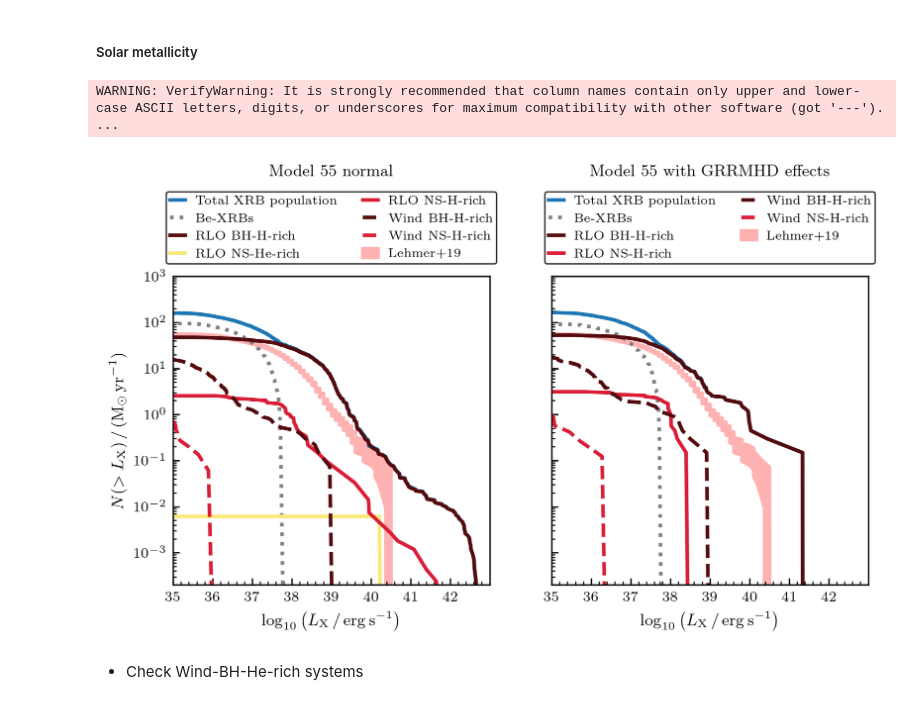
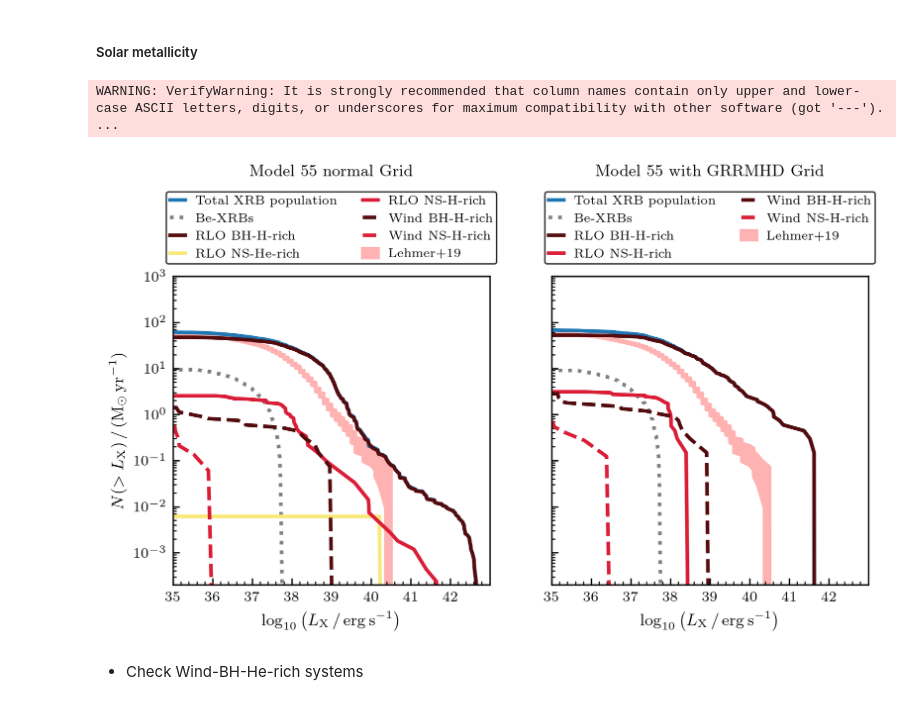
Before and after one commit to AArn80/Master_thesis, a Jupyter notebook: XLF_functions.ipynb, the cells around one changed output. Cells and saved outputs as stored; diff of their text form; code cells hidden in the pictures.

Commit message:
New plots - Reworked functions

```diff
--- a/XLF_functions.ipynb
+++ b/XLF_functions.ipynb
@@ -38,8 +38,7 @@ mpl.rcParams.update({
     'axes.titlesize': 11,
     'legend.fontsize': 9,
     'xtick.labelsize': 9,
-    'ytick.labelsize': 9,
-    'legend.fontsize': 9
+    'ytick.labelsize': 9
 })
 # %%
 %load_ext autoreload
@@ -1708,10 +1765,6 @@ def Stat_XLF(transient_population, Lmin=1e30, SFR = 1.0, stat_kwargs=None):
            Rocha, K. A., Srivastava, P. M., Sun, M. (2023).
            *X-ray luminosity function of high-mass X-ray binaries: Studying the signatures of different physical processes using detailed binary evolution calculations*.
            https://arxiv.org/abs/2209.05505v2
-    .. [2] Bavera, S. S., Fragos, T., Zevin, M., et al. (2020).
-           *The origin of spin in binary black holes.*
-           Astronomy & Astrophysics, 635, A97.
-           DOI: 10.1051/0004-6361/201936204.
 
     Notes
     -----
@@ -1763,13 +1816,13 @@ def Stat_XLF(transient_population, Lmin=1e30, SFR = 1.0, stat_kwargs=None):
     if Total_underlying_mass <= 0.0:
         raise ValueError("plot_ccdf: Total_underlying_mass must be > 0.0")
 
-    base_w = transient_population.calculate_model_weights(model_weights_identifier="base_IMF",
+    base_w = transient_population.calculate_model_weights(model_weights_identifier="IMF",
                                                           population_parameters=Pop_params)
 
     if isinstance(base_w, pd.DataFrame):
         # prefer the named column if present, else take first column
-        if "base_IMF" in base_w.columns:
-            weights_series = base_w["base_IMF"].to_numpy(float)
+        if "IMF" in base_w.columns:
+            weights_series = base_w["IMF"].to_numpy(float)
         else:
             weights_series = base_w.iloc[:, 0].to_numpy(float)
     else:
@@ -1823,7 +1876,7 @@ def plot_ccdf(transient_population, ax, weights, mask, label, SFR = 1.0, **ccdf_
            https://arxiv.org/abs/2209.05505v2
     Notes
     -----
-    * Weights are assumed to already include IMF, binary fraction, and population
+    - Weights are assumed to already include IMF, binary fraction, and population
     synthesis corrections
 
     Example
@@ -2786,5 +2839,5 @@ Trans_pop = selection.create_transient_population(lambda h, o, f: XRB_selection_
                                                                                          alpha_BHL = 1.5,
                                                                                          Wind_velo_scheme = 'Kudritzki+2000',
                                                                                          Wind_Disk_BH_formation=False,
-                                                                                         high_filling_RL = 'None'),
+                                                                                         high_filling_RL =None),
                                                                                          'XRB_population')
@@ -3205,7 +3256,7 @@ Pop_55_2_GRRMHD = Population('Pop_with_GRRMHD/Best_Pop_with_GRRMHD/Pop_55/Other_
 Trans_Pop_55_normal = Pop_55_normal.create_transient_population(lambda h, o, f: XRB_selection_function(h, o, f, used_grid='classical',
                                                                                                        alpha_BHL = 1.5,
                                                                                                        Wind_velo_scheme = 'Kudritzki+2000',
-                                                                                                       Wind_Disk_BH_formation=False,
+                                                                                                       Wind_Disk_BH_formation=True,
                                                                                                        high_filling_RL='HiraiMandel21'),
                                                                                                        'Transient_population_55_normal')
 
@@ -3219,15 +3270,17 @@ Trans_Pop_64_normal = Pop_64_normal.create_transient_population(lambda h, o, f:
 Trans_Pop_55 = Pop_55_GRRMHD.create_transient_population(lambda h, o, f: XRB_selection_function(h, o, f, used_grid='GRRMHD',
                                                                                                 alpha_BHL = 1.5,
                                                                                                 Wind_velo_scheme = 'Kudritzki+2000',
-                                                                                                Wind_Disk_BH_formation=False,
-                                                                                                high_filling_RL='HiraiMandel21'),
+                                                                                                Wind_Disk_BH_formation=True,
+                                                                                                high_filling_RL='HiraiMandel21',
+                                                                                                spin_split=0.476),
                                                                                                 'Transient_population_55')
 
 Trans_Pop_64 = Pop_64_GRRMHD.create_transient_population(lambda h, o, f: XRB_selection_function(h, o, f, used_grid='GRRMHD',
                                                                                                 alpha_BHL = 1.5,
                                                                                                 Wind_velo_scheme = 'Kudritzki+2000',
-                                                                                                Wind_Disk_BH_formation=False,
-                                                                                                high_filling_RL='HiraiMandel21'),
+                                                                                                Wind_Disk_BH_formation=True,
+                                                                                                high_filling_RL='HiraiMandel21',
+                                                                                                spin_split=0.75),
                                                                                                 'Transient_population_64')
 # %% [output]
 overwriting transient population
@@ -3318,37 +3371,37 @@ for ax in (ax1, ax2):
     ax.set_ylabel(r'$N(>L_{\mathrm{X}})\,/\,(\mathrm{M}_\odot\,\mathrm{yr}^{-1})$', fontsize=9)
 
     ax.tick_params(axis='both', which='both', labelsize=8, top=False, right=False)
     ax.set_title('')
 
     plot_Lehmer19_XLF(ax, 'Lehmer+19/J_ApJS_243_3_table7.dat.fits', SFR_total=45.4, color='#FFB2B2', label='Lehmer+19', linestyle='-',
                             linewidth=2.0)
 
     ax.legend(loc='lower center',
               bbox_to_anchor=(0.5, 1.02),
               ncol=2,
               fontsize=7,
               handlelength=1.2,
               borderpad=0.3,
               frameon=True,
               edgecolor='black',
               facecolor='white',
               fancybox=True)
 
 
     ax.get_legend().get_frame().set_linewidth(0.8)
 
 ax2.set_ylabel('')
 
-ax1.set_title('Model 55 normal', fontsize=9, pad=55)
-ax2.set_title('Model 55 with GRRMHD effects', fontsize=9, pad=55)
+ax1.set_title('Model 55 normal Grid', fontsize=9, pad=55)
+ax2.set_title('Model 55 with GRRMHD Grid', fontsize=9, pad=55)
 
 fig.tight_layout()
 
-plt.savefig('Population_from_Misra_paper/Images/Model_55_grid_split.pdf', dpi=300)
+plt.savefig('Population_from_Misra_paper/Images/Spin_split_GRRMHD/26_05_06_006.pdf', dpi=300)
 plt.show()
 # %% [output]
 WARNING: VerifyWarning: It is strongly recommended that column names contain only upper and lower-case ASCII letters, digits, or underscores for maximum compatibility with other software (got '---').  ...
-[figure, old version]
+[figure, new version]
 # %% [markdown]
 - Check Wind-BH-He-rich systems
 # %%
```
Also changed, not shown: parts of 41 cells of this notebook.
